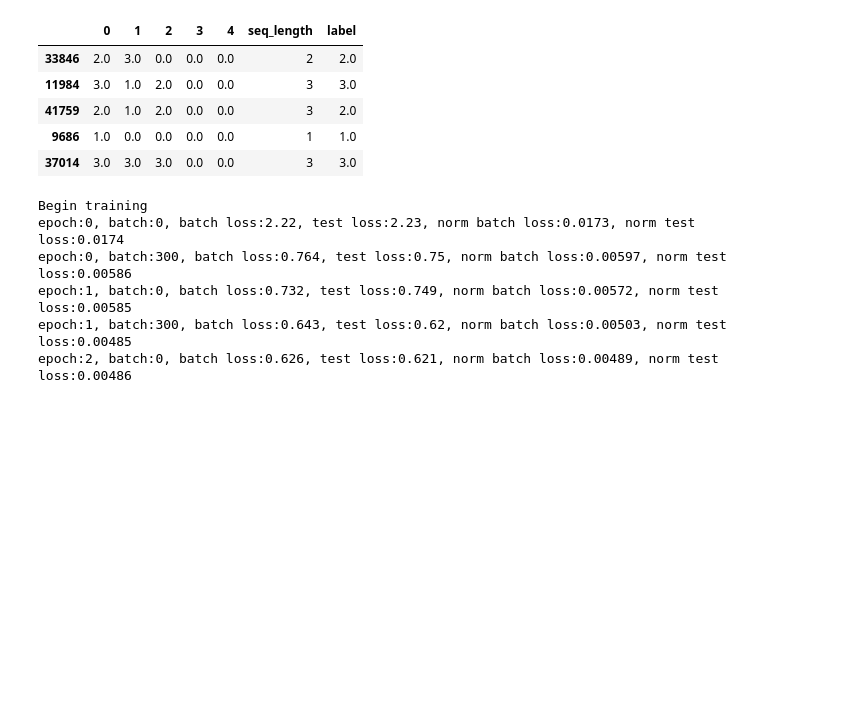
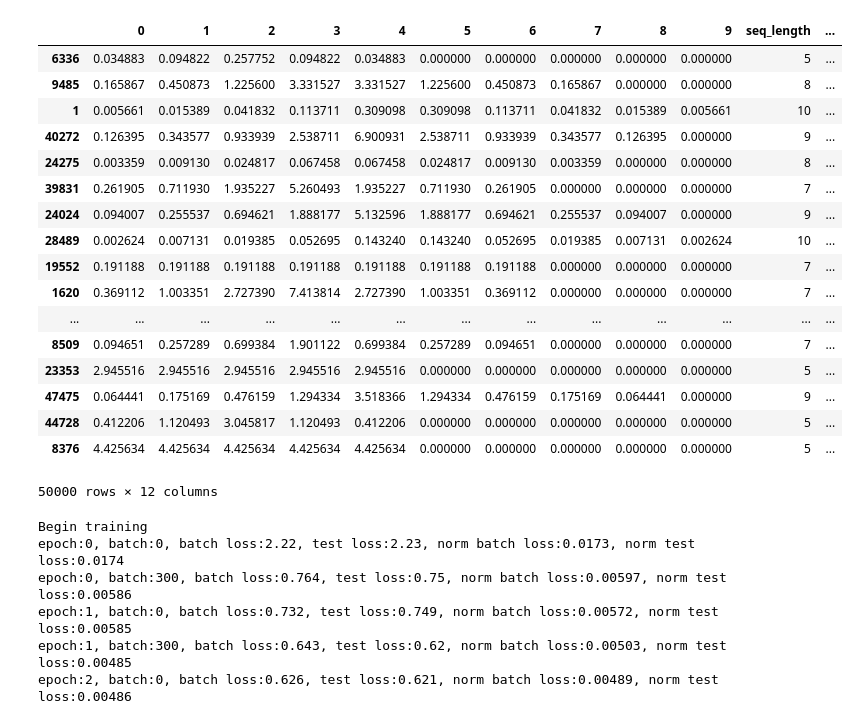
Before and after one commit to kuhanw/sequence_compression, a Jupyter notebook: sequence_compression_prototype.ipynb, the cells around one changed output. Cells and saved outputs as stored; diff of their text form; code cells hidden in the pictures; blank space fills up the shorter version.

```diff
--- a/sequence_compression_prototype.ipynb
+++ b/sequence_compression_prototype.ipynb
@@ -223,11 +210,25 @@ def generatePseudoSequences(seq_length, low, high, n_seqs, seed, variable_length
 
         skip_seqs.append(current_seq)
 
+    #Generate signal sequences
+    sig_seqs = []
+    for seq in range(n_seqs):
+        #Signal width should not be less then five here
+        if variable_length: current_length = random.randint(5, seq_length)
+        else: variable_length = max(5, seq_length)
+        tau_value = random.random()/variable_length
+        signal = random.sample(signal_types, k=1)[0]
+        amplitude = random.random()*random.randrange(low, high)
+        current_seq = [i*amplitude for i in signal(M=current_length)]
+        sig_seqs.append(current_seq)
+
+
     #return np.concatenate([descend_seqs, ascend_seqs])
     #return skip_seqs
-    return random_seqs
+    #return random_seqs
+    return sig_seqs
 # %%
-pseudo_seqs = generatePseudoSequences(seq_length, 1, 3, 50000, 0, variable_length=True)
+pseudo_seqs = generatePseudoSequences(seq_length, 1, 10, 50000, 0, variable_length=True)
 # %%
 pseudo_seqs_lengths = [len(i) for i in pseudo_seqs]
 # %%
@@ -239,20 +240,32 @@ df_seqs['seq_length'] = pseudo_seqs_lengths
 # %%
 #df_seqs['label'] = df_seqs[seq_cols].apply(lambda x:'_'.join([str(i) for i in x]), axis=1)
 # %%
-#df_seqs['label'] = df_seqs[1]-df_seqs[0]
+df_seqs['label'] = df_seqs[1]-df_seqs[0]
 # %%
-df_seqs['label'] = df_seqs[0].apply(str)
+#df_seqs['label'] = df_seqs[0].apply(str)
 # %%
 df_seqs = df_seqs.sample(frac=1)
 # %%
-df_seqs.head()
+df_seqs
 # %% [output]
-|  | 0 | 1 | 2 | 3 | 4 | seq_length | label |
-| 33846 | 2.0 | 3.0 | 0.0 | 0.0 | 0.0 | 2 | 2.0 |
-| 11984 | 3.0 | 1.0 | 2.0 | 0.0 | 0.0 | 3 | 3.0 |
-| 41759 | 2.0 | 1.0 | 2.0 | 0.0 | 0.0 | 3 | 2.0 |
-| 9686 | 1.0 | 0.0 | 0.0 | 0.0 | 0.0 | 1 | 1.0 |
-| 37014 | 3.0 | 3.0 | 3.0 | 0.0 | 0.0 | 3 | 3.0 |
+|  | 0 | 1 | 2 | 3 | 4 | 5 | 6 | 7 | 8 | 9 | seq_length | ... |
+| 6336 | 0.034883 | 0.094822 | 0.257752 | 0.094822 | 0.034883 | 0.000000 | 0.000000 | 0.000000 | 0.000000 | 0.000000 | 5 | ... |
+| 9485 | 0.165867 | 0.450873 | 1.225600 | 3.331527 | 3.331527 | 1.225600 | 0.450873 | 0.165867 | 0.000000 | 0.000000 | 8 | ... |
+| 1 | 0.005661 | 0.015389 | 0.041832 | 0.113711 | 0.309098 | 0.309098 | 0.113711 | 0.041832 | 0.015389 | 0.005661 | 10 | ... |
+| 40272 | 0.126395 | 0.343577 | 0.933939 | 2.538711 | 6.900931 | 2.538711 | 0.933939 | 0.343577 | 0.126395 | 0.000000 | 9 | ... |
+| 24275 | 0.003359 | 0.009130 | 0.024817 | 0.067458 | 0.067458 | 0.024817 | 0.009130 | 0.003359 | 0.000000 | 0.000000 | 8 | ... |
+| 39831 | 0.261905 | 0.711930 | 1.935227 | 5.260493 | 1.935227 | 0.711930 | 0.261905 | 0.000000 | 0.000000 | 0.000000 | 7 | ... |
+| 24024 | 0.094007 | 0.255537 | 0.694621 | 1.888177 | 5.132596 | 1.888177 | 0.694621 | 0.255537 | 0.094007 | 0.000000 | 9 | ... |
+| 28489 | 0.002624 | 0.007131 | 0.019385 | 0.052695 | 0.143240 | 0.143240 | 0.052695 | 0.019385 | 0.007131 | 0.002624 | 10 | ... |
+| 19552 | 0.191188 | 0.191188 | 0.191188 | 0.191188 | 0.191188 | 0.191188 | 0.191188 | 0.000000 | 0.000000 | 0.000000 | 7 | ... |
+| 1620 | 0.369112 | 1.003351 | 2.727390 | 7.413814 | 2.727390 | 1.003351 | 0.369112 | 0.000000 | 0.000000 | 0.000000 | 7 | ... |
+| ... | ... | ... | ... | ... | ... | ... | ... | ... | ... | ... | ... | ... |
+| 8509 | 0.094651 | 0.257289 | 0.699384 | 1.901122 | 0.699384 | 0.257289 | 0.094651 | 0.000000 | 0.000000 | 0.000000 | 7 | ... |
+| 23353 | 2.945516 | 2.945516 | 2.945516 | 2.945516 | 2.945516 | 0.000000 | 0.000000 | 0.000000 | 0.000000 | 0.000000 | 5 | ... |
+| 47475 | 0.064441 | 0.175169 | 0.476159 | 1.294334 | 3.518366 | 1.294334 | 0.476159 | 0.175169 | 0.064441 | 0.000000 | 9 | ... |
+| 44728 | 0.412206 | 1.120493 | 3.045817 | 1.120493 | 0.412206 | 0.000000 | 0.000000 | 0.000000 | 0.000000 | 0.000000 | 5 | ... |
+| 8376 | 4.425634 | 4.425634 | 4.425634 | 4.425634 | 4.425634 | 0.000000 | 0.000000 | 0.000000 | 0.000000 | 0.000000 | 5 | ... |
+50000 rows × 12 columns
 # %%
 df_train, df_test = model_selection.train_test_split(df_seqs, test_size=0.2)
 # %%
```
Also changed, not shown: parts of 6 cells of this notebook.
